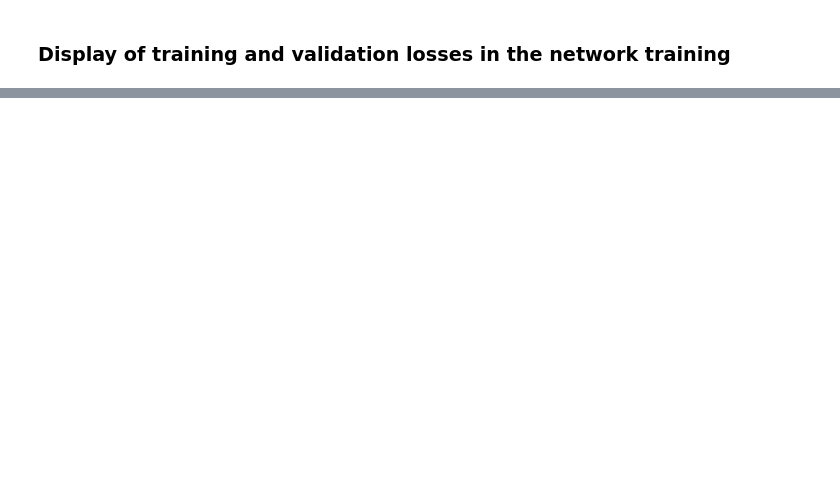
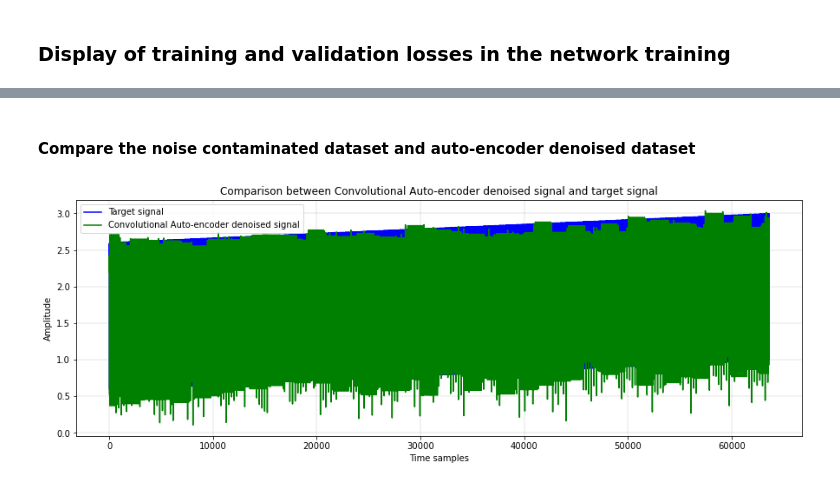
Before and after one commit to haozh7109/Machine-learning-and-deep-learning-project-and-practice, a Jupyter notebook: 06_My_Tensorflow2_Applications/JupyterNoteBook_Keynotes/TF2_Signal_Denoise_with_Autoencoder.ipynb, the cells around one changed output, grey strips where cells are left out. Drawn from its saved outputs; the diff is of its cells as text; code cells hidden in the pictures; blank space fills up the shorter version.

```diff
--- a/06_My_Tensorflow2_Applications/JupyterNoteBook_Keynotes/TF2_Signal_Denoise_with_Autoencoder.ipynb
+++ b/06_My_Tensorflow2_Applications/JupyterNoteBook_Keynotes/TF2_Signal_Denoise_with_Autoencoder.ipynb
@@ -265,0 +334,17 @@ plt.show()
+# %%
+denoised_predictions = Denoise_autoencoder_cnn.predict(test_set_x[...,np.newaxis])
+# %% [markdown]
+#### Compare the noise contaminated dataset and auto-encoder denoised dataset
+# %%
+plt.figure(6,figsize=(15, 5))
+plt.plot(test_set_y.flatten(),'b',label='Target signal')
+# plt.plot(test_set_x.flatten(),'r',label='Original noise contaminated signal')
+plt.plot(denoised_predictions.flatten(),'g',label='Convolutional Auto-encoder denoised signal')
+plt.xlabel('Time samples')
+plt.ylabel('Amplitude')
+plt.title('Comparison between Convolutional Auto-encoder denoised signal and target signal')
+plt.legend()
+plt.grid(color='k', linestyle='-', linewidth=0.1)
+plt.show()
+# %% [output]
+[figure, added]
```
Also changed, not shown: parts of 31 cells of this notebook.
